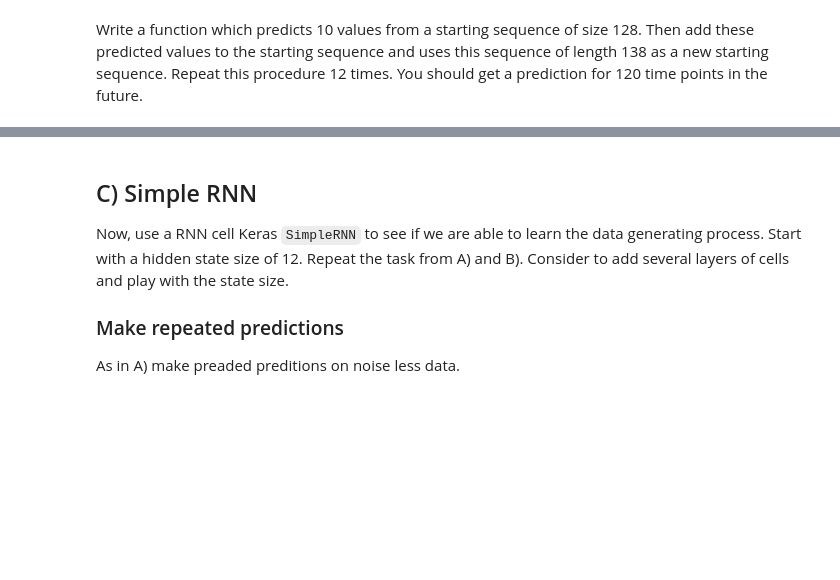
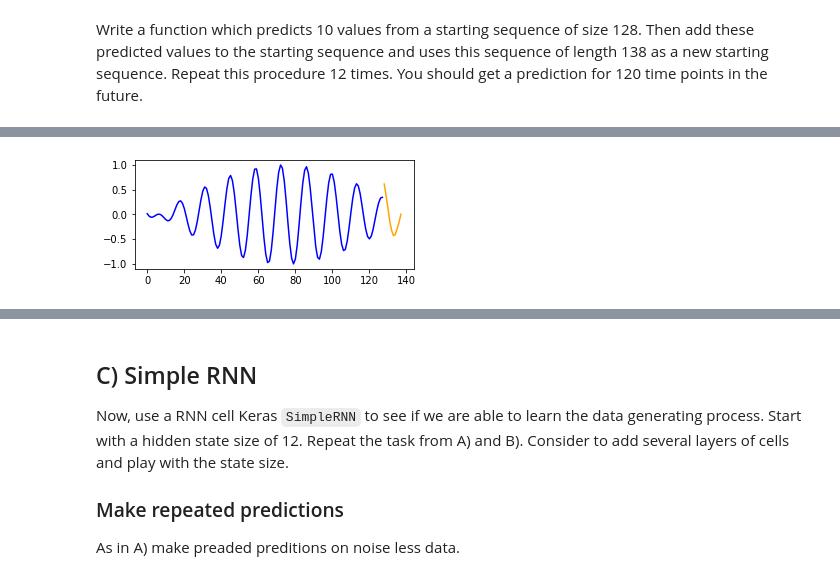
Before and after one commit to ExLeonem/DL-WS1920, a Jupyter notebook: notebooks/AB_3_1.ipynb, the cells around one changed output, grey strips where cells are left out. Cells and saved outputs as stored; diff of their text form; code cells hidden in the pictures; blank space fills up the shorter version.

```diff
--- a/notebooks/AB_3_1.ipynb
+++ b/notebooks/AB_3_1.ipynb
@@ -285,4 +353,9 @@ Epoch 10/10
 <keras.callbacks.callbacks.History at 0x...>
+# %%
+(samples, updated_data) = extend(x_test, TIMES_UPDATE_ITSELF, model = model_r2)
+plot_cnn(x_test, samples)
+# %% [output]
+[figure, added]
 # %%
 model_r4 = network(4)
 # %% [output]
```
Also changed, not shown: parts of 33 cells of this notebook, 1 other file.
